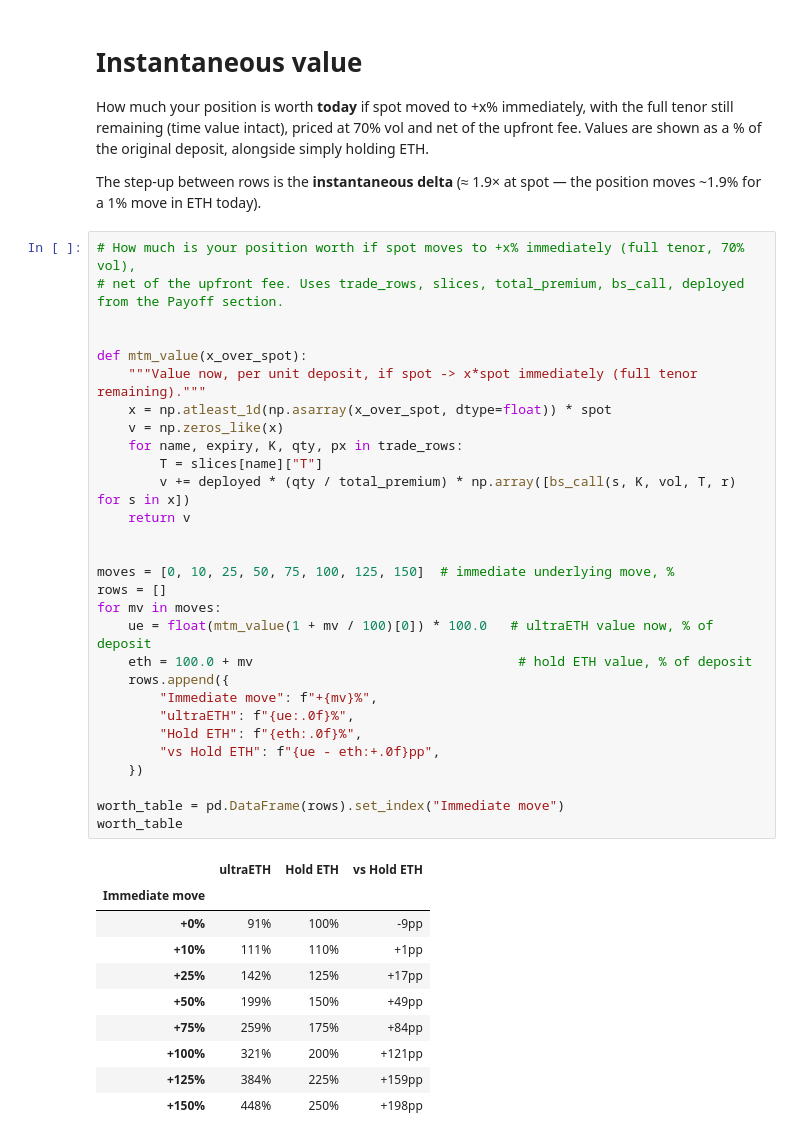
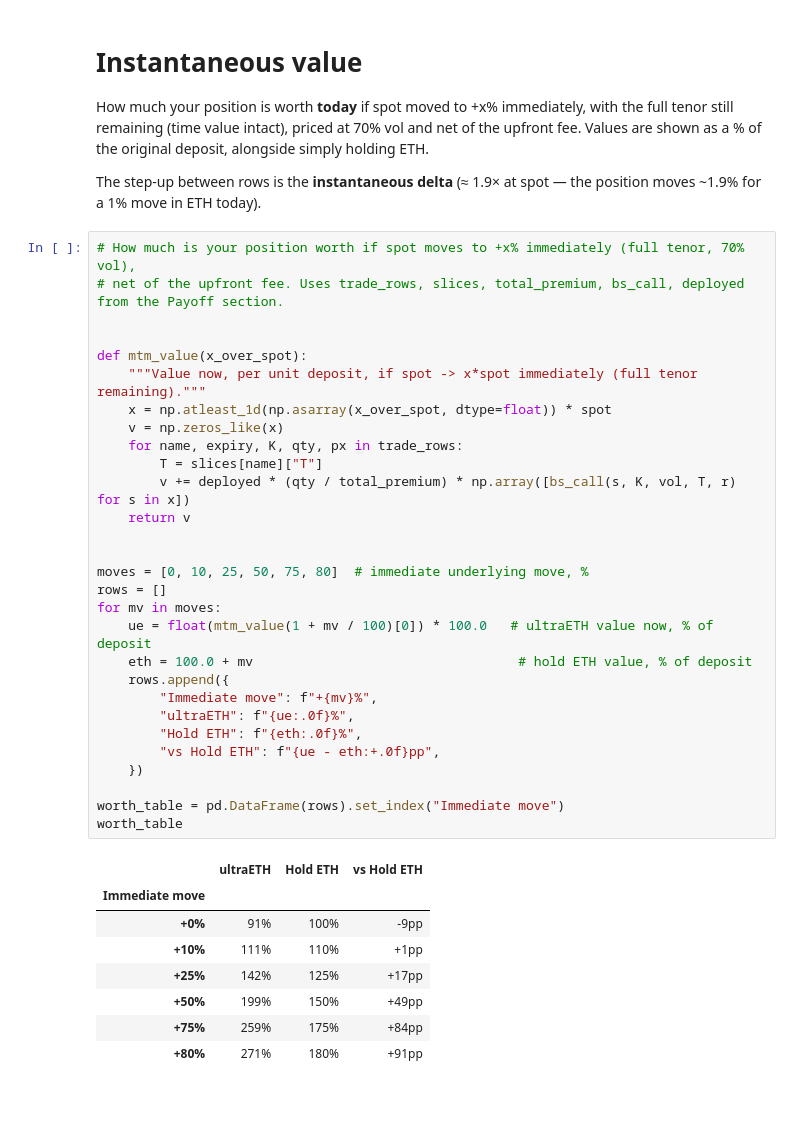
Before and after one commit to miffybunnyrabbit/strat_product_modelling, a Jupyter notebook: UltraETH/ultraETH.ipynb, the cells around one changed output. Drawn from its saved outputs; the diff is of its cells as text; blank space fills up the shorter version.

```diff
--- a/UltraETH/ultraETH.ipynb
+++ b/UltraETH/ultraETH.ipynb
@@ -473,34 +473,32 @@ def mtm_value(x_over_spot):
     """Value now, per unit deposit, if spot -> x*spot immediately (full tenor remaining)."""
     x = np.atleast_1d(np.asarray(x_over_spot, dtype=float)) * spot
     v = np.zeros_like(x)
     for name, expiry, K, qty, px in trade_rows:
         T = slices[name]["T"]
         v += deployed * (qty / total_premium) * np.array([bs_call(s, K, vol, T, r) for s in x])
     return v
 
 
-moves = [0, 10, 25, 50, 75, 100, 125, 150]  # immediate underlying move, %
+moves = [0, 10, 25, 50, 75, 80]  # immediate underlying move, %
 rows = []
 for mv in moves:
     ue = float(mtm_value(1 + mv / 100)[0]) * 100.0   # ultraETH value now, % of deposit
     eth = 100.0 + mv                                  # hold ETH value, % of deposit
     rows.append({
         "Immediate move": f"+{mv}%",
         "ultraETH": f"{ue:.0f}%",
         "Hold ETH": f"{eth:.0f}%",
         "vs Hold ETH": f"{ue - eth:+.0f}pp",
     })
 
 worth_table = pd.DataFrame(rows).set_index("Immediate move")
 worth_table
 # %% [output]
 |  | ultraETH | Hold ETH | vs Hold ETH |
 | Immediate move |  |  |  |
 | +0% | 91% | 100% | -9pp |
 | +10% | 111% | 110% | +1pp |
 | +25% | 142% | 125% | +17pp |
 | +50% | 199% | 150% | +49pp |
 | +75% | 259% | 175% | +84pp |
-| +100% | 321% | 200% | +121pp |
-| +125% | 384% | 225% | +159pp |
-| +150% | 448% | 250% | +198pp |
+| +80% | 271% | 180% | +91pp |
```
Also changed, not shown: parts of 8 cells of this notebook.
